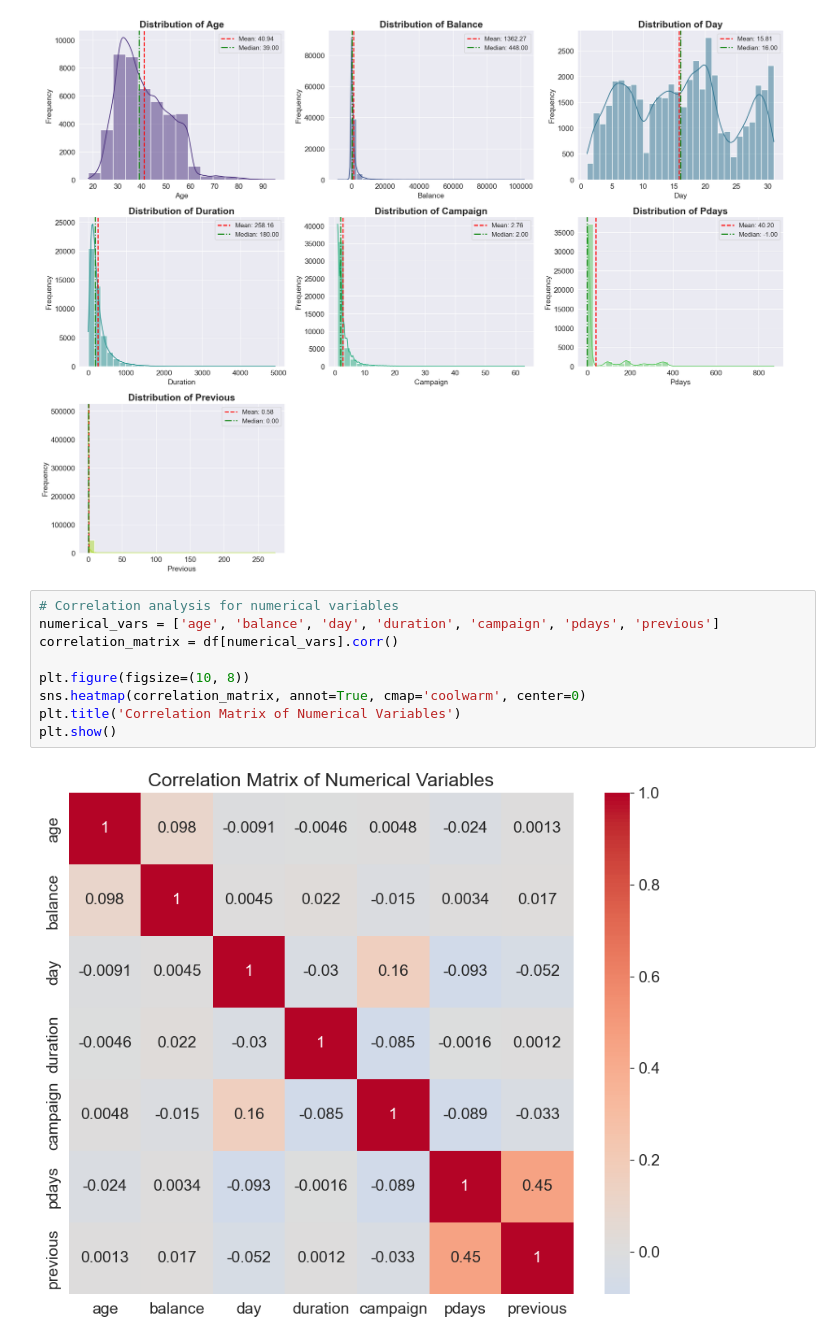
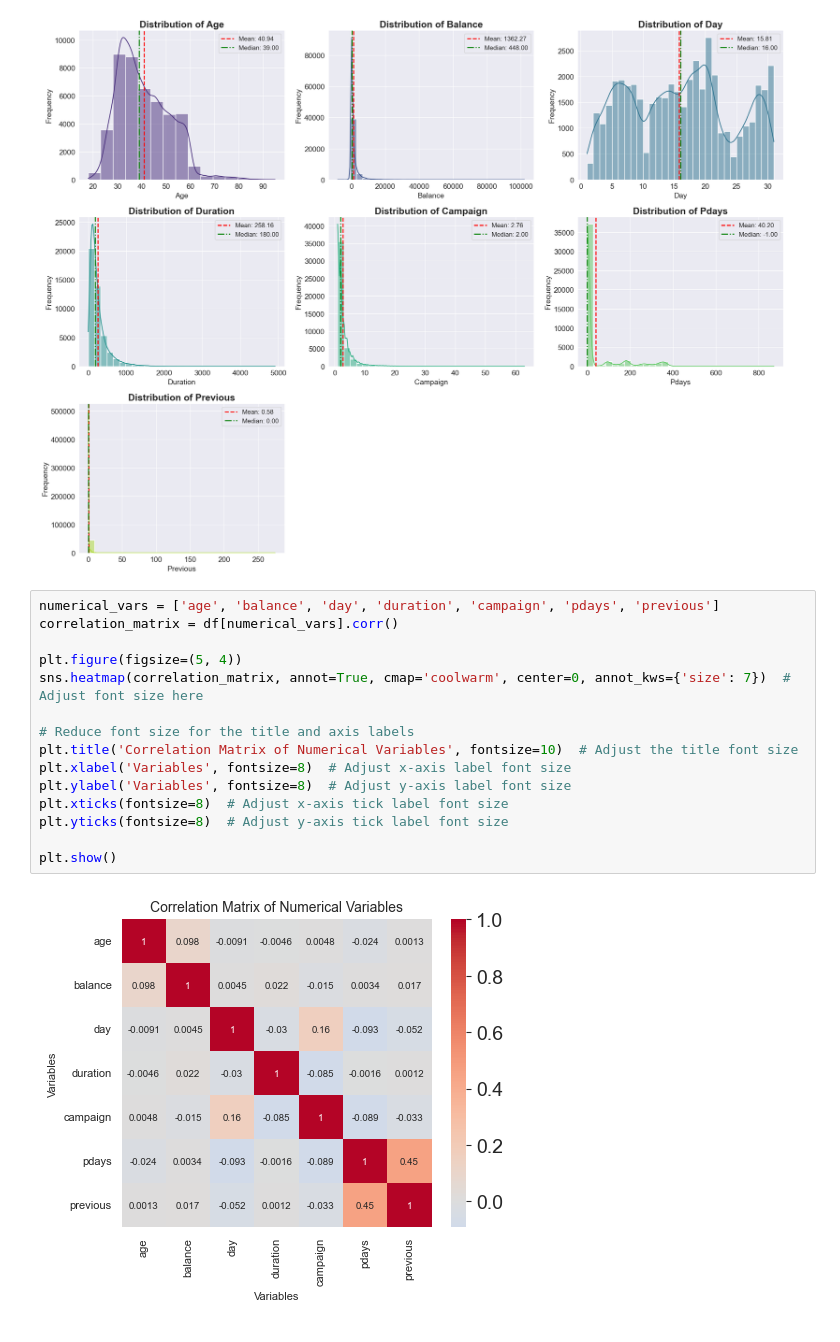
Before and after one commit to anthonytk31415/ml-classification-fin, a Jupyter notebook: data_visualization.ipynb, the cells around one changed output. Cells and saved outputs as stored; diff of their text form.

```diff
--- a/data_visualization.ipynb
+++ b/data_visualization.ipynb
@@ -176,17 +153,23 @@ plt.savefig('all_distributions.png', dpi=300, bbox_inches='tight')
 plt.show()
 # %% [output]
 [figure]
-# %%
-# Correlation analysis for numerical variables
-numerical_vars = ['age', 'balance', 'day', 'duration', 'campaign', 'pdays', 'previous']
-correlation_matrix = df[numerical_vars].corr()
-
-plt.figure(figsize=(10, 8))
-sns.heatmap(correlation_matrix, annot=True, cmap='coolwarm', center=0)
-plt.title('Correlation Matrix of Numerical Variables')
-plt.show()
-# %% [output]
-[figure, removed]
+# %%
+numerical_vars = ['age', 'balance', 'day', 'duration', 'campaign', 'pdays', 'previous']
+correlation_matrix = df[numerical_vars].corr()
+
+plt.figure(figsize=(5, 4))
+sns.heatmap(correlation_matrix, annot=True, cmap='coolwarm', center=0, annot_kws={'size': 7})  # Adjust font size here
+
+# Reduce font size for the title and axis labels
+plt.title('Correlation Matrix of Numerical Variables', fontsize=10)  # Adjust the title font size
+plt.xlabel('Variables', fontsize=8)  # Adjust x-axis label font size
+plt.ylabel('Variables', fontsize=8)  # Adjust y-axis label font size
+plt.xticks(fontsize=8)  # Adjust x-axis tick label font size
+plt.yticks(fontsize=8)  # Adjust y-axis tick label font size
+
+plt.show()
+# %% [output]
+[figure, added]
 # %%
 dh.plot(df, 'y', 'count')
 # %% [output]
```
Also changed, not shown: parts of 3 cells of this notebook, 38 other files.
